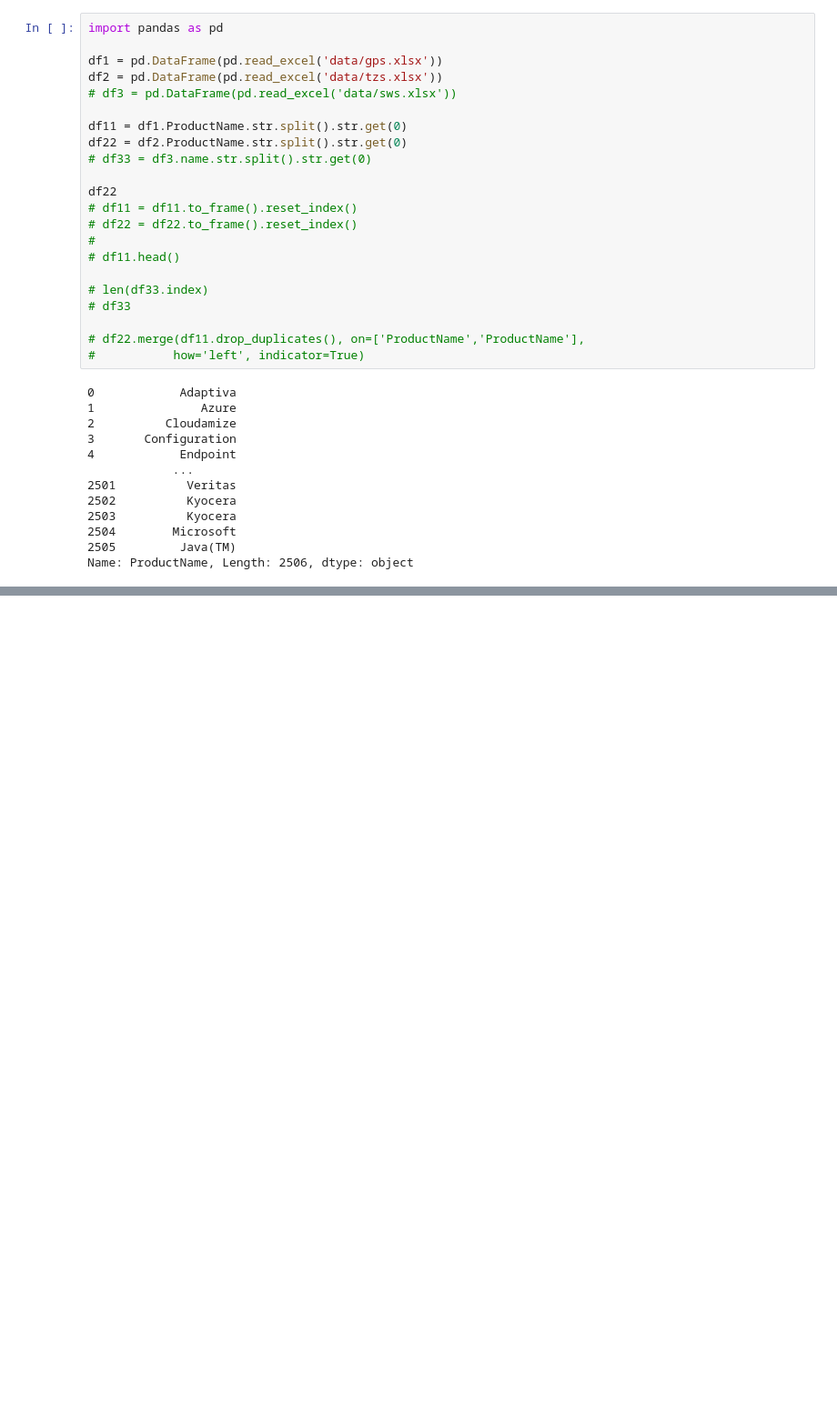
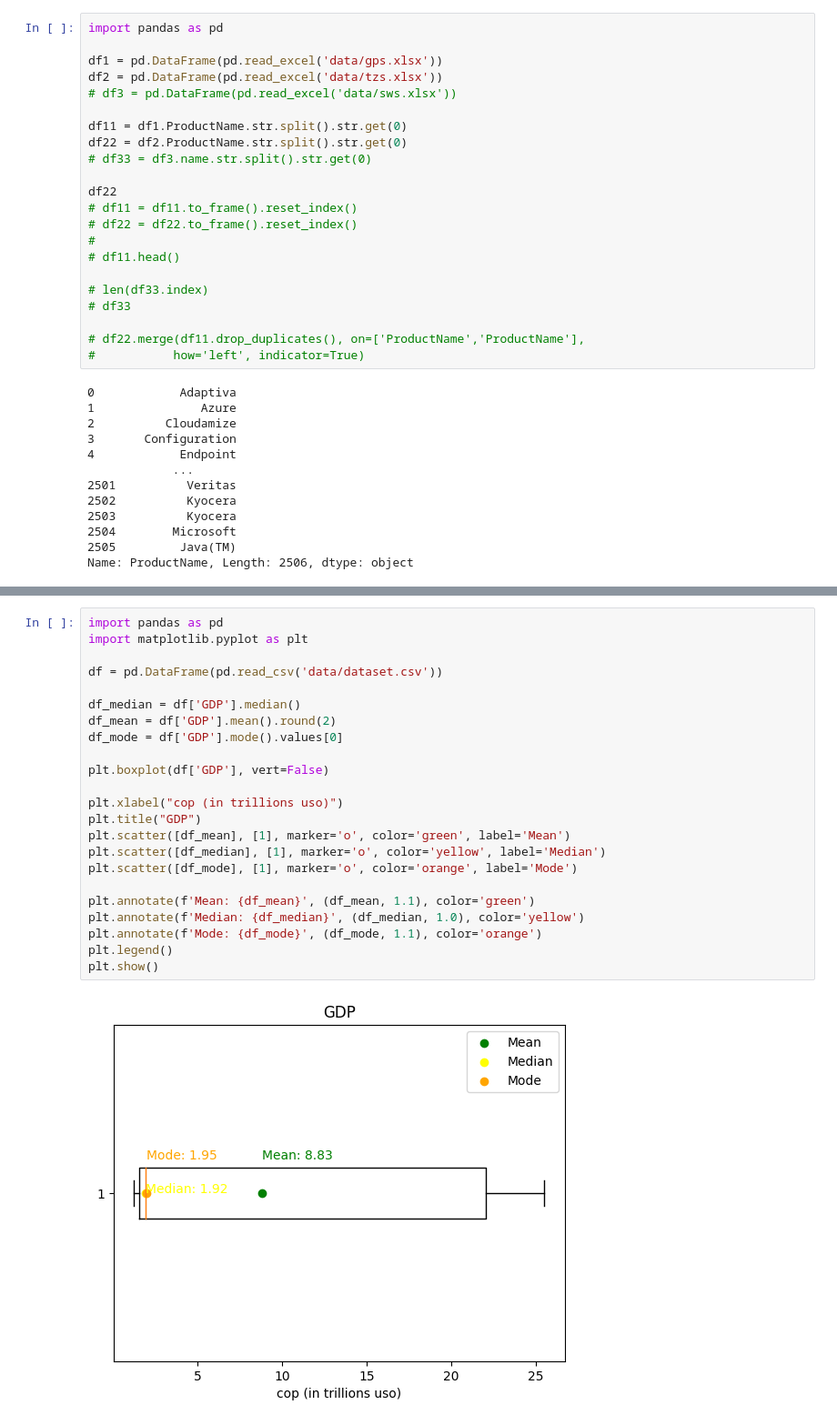
Before and after one commit to frdrckaman/DataProcessing, a Jupyter notebook: CompareDataSet.ipynb, the cells around one changed output, grey strips where cells are left out. Shown at 91% size. Saved outputs shown, nothing was run; the diff lists cells and outputs as text; blank space fills up the shorter version.

```diff
--- a/CompareDataSet.ipynb
+++ b/CompareDataSet.ipynb
@@ -212,0 +550,25 @@ len(df1.index)
+# %%
+import pandas as pd
+import matplotlib.pyplot as plt
+
+df = pd.DataFrame(pd.read_csv('data/dataset.csv'))
+
+df_median = df['GDP'].median()
+df_mean = df['GDP'].mean().round(2)
+df_mode = df['GDP'].mode().values[0]
+
+plt.boxplot(df['GDP'], vert=False)
+
+plt.xlabel("cop (in trillions uso)")
+plt.title("GDP")
+plt.scatter([df_mean], [1], marker='o', color='green', label='Mean')
+plt.scatter([df_median], [1], marker='o', color='yellow', label='Median')
+plt.scatter([df_mode], [1], marker='o', color='orange', label='Mode')
+
+plt.annotate(f'Mean: {df_mean}', (df_mean, 1.1), color='green')
+plt.annotate(f'Median: {df_median}', (df_median, 1.0), color='yellow')
+plt.annotate(f'Mode: {df_mode}', (df_mode, 1.1), color='orange')
+plt.legend()
+plt.show()
+# %% [output]
+[figure, added]
```
Also changed, not shown: parts of 16 cells of this notebook, 5 other files.
